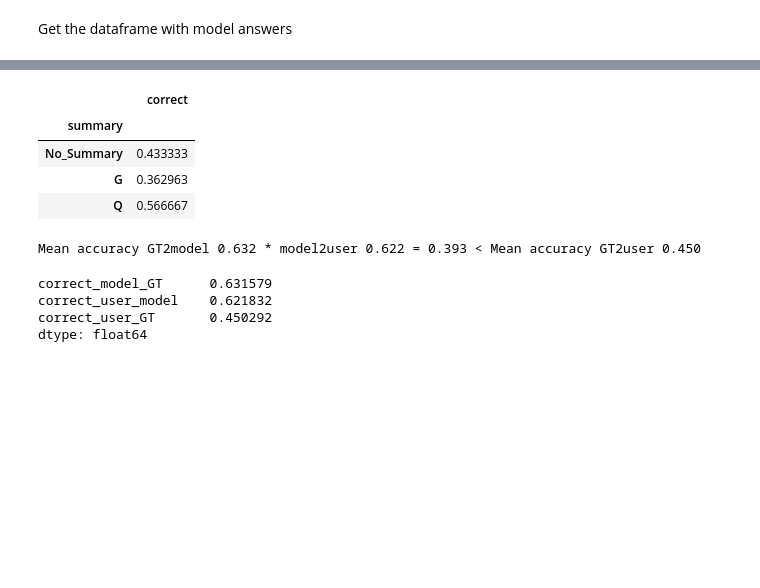
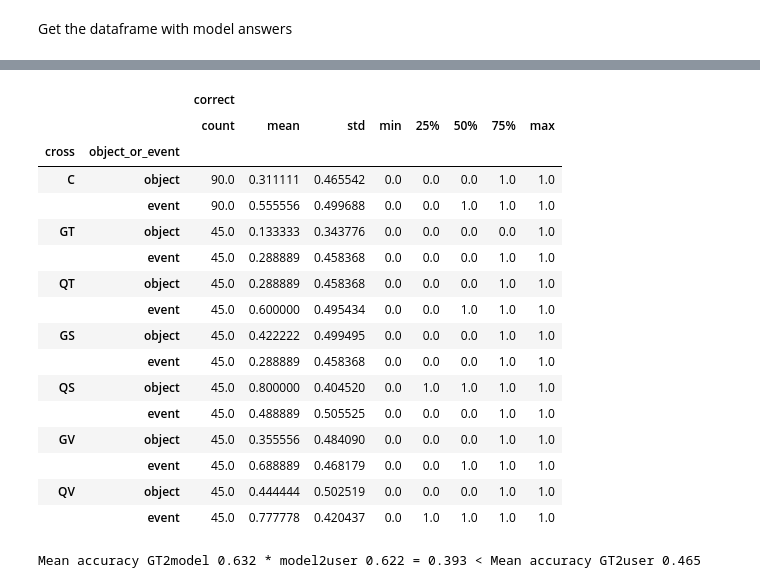
Before and after one commit to kavindie/what-did-the-robot-do-in-my-absence, a Jupyter notebook: analysis.ipynb, the cells around one changed output, grey strips where cells are left out. Saved outputs shown, nothing was run; the diff lists cells and outputs as text; code cells hidden in the pictures; blank space fills up the shorter version.

```diff
--- a/analysis.ipynb
+++ b/analysis.ipynb
@@ -424,11 +434,23 @@ Get the dataframe with model answers
 # %%
-df[['summary', 'correct']].groupby(['summary'], observed=False).mean()
+df[['cross', 'object_or_event','correct']].groupby(['cross','object_or_event'], observed=False).describe()
 # %% [output]
-|  | correct |
-| summary |  |
-| No_Summary | 0.433333 |
-| G | 0.362963 |
-| Q | 0.566667 |
+|  |  | correct |  |  |  |  |  |  |  |
+|  |  | count | mean | std | min | 25% | 50% | 75% | max |
+| cross | object_or_event |  |  |  |  |  |  |  |  |
+| C | object | 90.0 | 0.311111 | 0.465542 | 0.0 | 0.0 | 0.0 | 1.0 | 1.0 |
+|  | event | 90.0 | 0.555556 | 0.499688 | 0.0 | 0.0 | 1.0 | 1.0 | 1.0 |
+| GT | object | 45.0 | 0.133333 | 0.343776 | 0.0 | 0.0 | 0.0 | 0.0 | 1.0 |
+|  | event | 45.0 | 0.288889 | 0.458368 | 0.0 | 0.0 | 0.0 | 1.0 | 1.0 |
+| QT | object | 45.0 | 0.288889 | 0.458368 | 0.0 | 0.0 | 0.0 | 1.0 | 1.0 |
+|  | event | 45.0 | 0.600000 | 0.495434 | 0.0 | 0.0 | 1.0 | 1.0 | 1.0 |
+| GS | object | 45.0 | 0.422222 | 0.499495 | 0.0 | 0.0 | 0.0 | 1.0 | 1.0 |
+|  | event | 45.0 | 0.288889 | 0.458368 | 0.0 | 0.0 | 0.0 | 1.0 | 1.0 |
+| QS | object | 45.0 | 0.800000 | 0.404520 | 0.0 | 1.0 | 1.0 | 1.0 | 1.0 |
+|  | event | 45.0 | 0.488889 | 0.505525 | 0.0 | 0.0 | 0.0 | 1.0 | 1.0 |
+| GV | object | 45.0 | 0.355556 | 0.484090 | 0.0 | 0.0 | 0.0 | 1.0 | 1.0 |
+|  | event | 45.0 | 0.688889 | 0.468179 | 0.0 | 0.0 | 1.0 | 1.0 | 1.0 |
+| QV | object | 45.0 | 0.444444 | 0.502519 | 0.0 | 0.0 | 0.0 | 1.0 | 1.0 |
+|  | event | 45.0 | 0.777778 | 0.420437 | 0.0 | 1.0 | 1.0 | 1.0 | 1.0 |
 # %%
 df_model_answers = generate_model_answers_df()
 columns = [
@@ -463,9 +485,11 @@ df_all_answers['correct_model_GT'] = df_all_answers.apply(lambda row: compare_an
 df_all_answers
 
 
-# Get rid of control as no model involved and also those rows with no queries from users
+# Get rid of control as no model involved
 df_all_answers_non_NaNs = pd.merge(df, df_all_answers)
-df_all_answers_non_NaNs = df_all_answers_non_NaNs.dropna()
+df_all_answers_non_NaNs = df_all_answers_non_NaNs[df_all_answers_non_NaNs.modality!= 'control']
+# If you want to get rid of rows with no queries
+# df_all_answers_non_NaNs = df_all_answers_non_NaNs.dropna()
 df_all_answers_non_NaNs
 
 # Sanity checks
@@ -475,13 +499,4 @@ df_all_answers_non_NaNs[user_correct_despite]
 
 print(f'Mean accuracy GT2model {df_all_answers_non_NaNs.correct_model_GT.mean():.3f} * model2user {df_all_answers_non_NaNs.correct_user_model.mean():.3f} = {df_all_answers_non_NaNs.correct_model_GT.mean()*df_all_answers_non_NaNs.correct_user_model.mean():.3f} < Mean accuracy GT2user {df_all_answers_non_NaNs.correct_user_GT.mean():.3f}')
 # %% [output]
-Mean accuracy GT2model 0.632 * model2user 0.622 = 0.393 < Mean accuracy GT2user 0.450
+Mean accuracy GT2model 0.632 * model2user 0.622 = 0.393 < Mean accuracy GT2user 0.465
-# %%
-df_all_answers_non_NaNs.describe()
-# df_all_answers_non_NaNs[['modality','generic_or_query','correct_model_GT', 'correct_user_model','correct_user_GT']].groupby(['modality','generic_or_query']).mean()
-df_all_answers_non_NaNs[['correct_model_GT', 'correct_user_model','correct_user_GT']].mean()
-# %% [output]
-correct_model_GT      0.631579
-correct_user_model    0.621832
-correct_user_GT       0.450292
-dtype: float64
```
Also changed, not shown: parts of 2 cells of this notebook, 1 other file.
